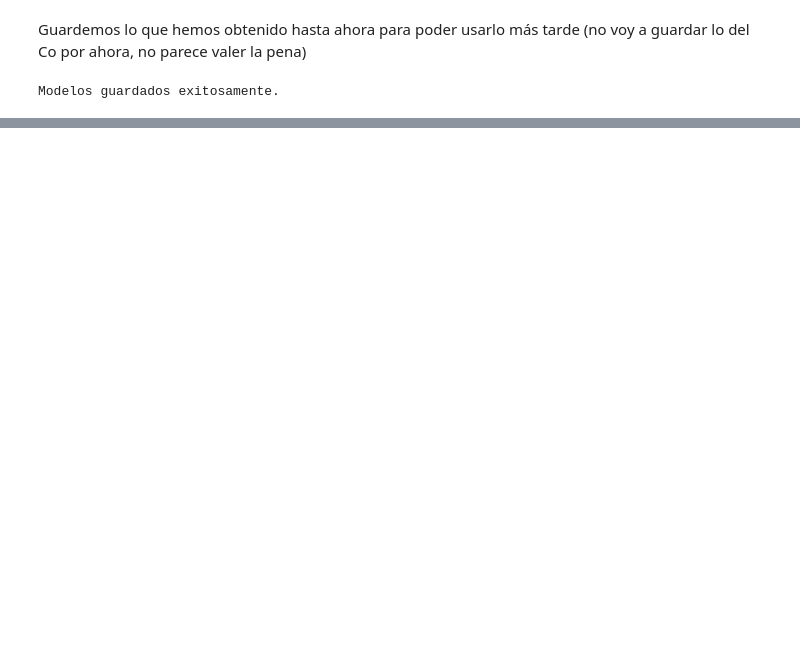
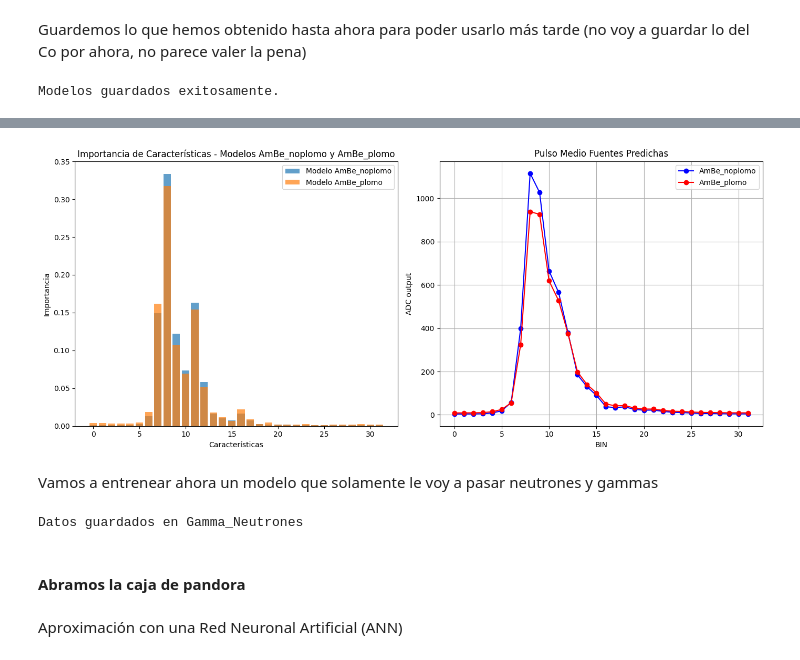
Before and after one commit to saisito/MLF_nunez-alejandro, a Jupyter notebook: nunez-alejandro.ipynb, the cells around one changed output, grey strips where cells are left out. Drawn from its saved outputs; the diff is of its cells as text; code cells hidden in the pictures; blank space fills up the shorter version.

Commit message:
models saved

```diff
--- a/nunez-alejandro.ipynb
+++ b/nunez-alejandro.ipynb
@@ -472,0 +479,2 @@ weighted avg       1.00      1.00      1.00     65694
+# %%
+clf_AmBe_plomo = train_and_evaluate_classifier(data_AmBe_plomo, labels_AmBe_plomo)
@@ -666,0 +548,2 @@ weighted avg       1.00      1.00      1.00    123423
+# %%
+clf_AmBe_noplomo = train_and_evaluate_classifier(data_AmBe_noplomo, labels_AmBe_noplomo)
@@ -757,0 +647,10 @@ Ahora que tenemos guardados los modelos, vamos a liberar todas las variables
+# %%
+importances_noplomo = clf_AmBe_noplomo.feature_importances_
+importances_plomo = clf_AmBe_plomo.feature_importances_
+
+# Comparar importancias de características
+print("Importancia de características - Modelo AmBe_noplomo:")
+print(importances_noplomo)
+
+print("Importancia de características - Modelo AmBe_plomo:")
+print(importances_plomo)
@@ -757,0 +672,51 @@ Ahora que tenemos guardados los modelos, vamos a liberar todas las variables
+# %%
+bins = range(32)  # Ejemplo de bins (ajusta según tus datos)
+
+# Crear figura y ejes para los subplots
+fig, axs = plt.subplots(1, 2, figsize=(14, 6))
+
+# Subplot 1: Gráfico de barras para importancias de características
+features = range(len(importances_noplomo))
+axs[0].bar(features, importances_noplomo, alpha=0.7, label='Modelo AmBe_noplomo')
+axs[0].bar(features, importances_plomo, alpha=0.7, label='Modelo AmBe_plomo')
+axs[0].set_xlabel('Características')
+axs[0].set_ylabel('Importancia')
+axs[0].set_title('Importancia de Características - Modelos AmBe_noplomo y AmBe_plomo')
+axs[0].legend()
+
+# Subplot 2: Gráfico de líneas para pulso medio de fuentes
+axs[1].plot(bins, pulso_medio_fuente_predicha_AmBe_noplomo, marker='o', linestyle='-', color='b', label='AmBe_noplomo')
+axs[1].plot(bins, pulso_medio_fuente_predicha_AmBe_plomo, marker='o', linestyle='-', color='r', label='AmBe_plomo')
+axs[1].set_xlabel('BIN')
+axs[1].set_ylabel('ADC output')
+axs[1].set_title('Pulso Medio Fuentes Predichas')
+axs[1].grid(True)
+axs[1].legend()
+
+# Ajustar diseño y mostrar la figura
+plt.tight_layout()
+plt.show()
+# %% [output]
+[figure, added]
+# %% [markdown]
+Vamos a entrenear ahora un modelo que solamente le voy a pasar neutrones y gammas
+# %%
+import os
+
+output_dir = 'Gamma_Neutrones'
+
+# Verificar si el directorio existe, si no, crearlo
+if not os.path.exists(output_dir):
+    os.makedirs(output_dir)
+
+# Guardar los archivos
+np.savetxt(os.path.join(output_dir, "neutrones.csv"), np.array(fuente_predicha_AmBe_plomo), delimiter=',', fmt='%d')
+np.savetxt(os.path.join(output_dir, "gamma_neutrones.csv"), np.array(fuente_predicha_AmBe_noplomo), delimiter=',', fmt='%d')
+
+print(f"Datos guardados en {output_dir}")
+# %% [output]
+Datos guardados en Gamma_Neutrones
+# %% [markdown]
+#### Abramos la caja de pandora
+# %% [markdown]
+ Aproximación con una Red Neuronal Artificial (ANN)
```
Also changed, not shown: parts of 65 cells of this notebook.
